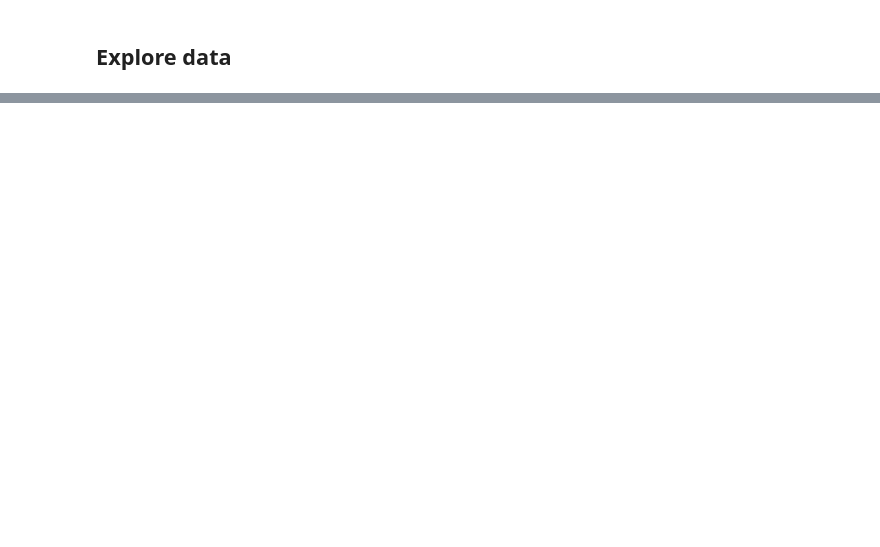
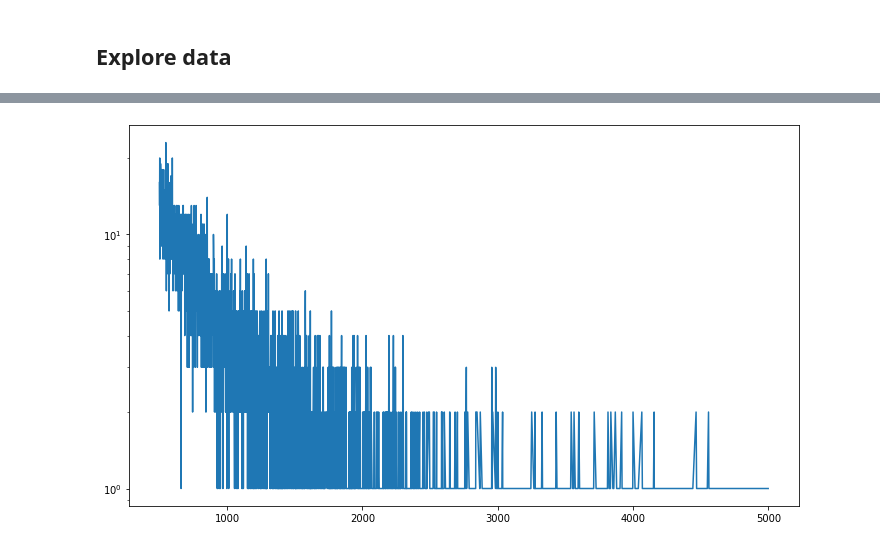
Before and after one commit to Fontanjo/SMA_Project, a Jupyter notebook: tester.ipynb, the cells around one changed output, grey strips where cells are left out. Saved outputs shown, nothing was run; the diff lists cells and outputs as text; code cells hidden in the pictures; blank space fills up the shorter version.

```diff
--- a/tester.ipynb
+++ b/tester.ipynb
@@ -61,5 +63,3 @@ NameError: name 'vc2' is not defined
-# %%
-vc2 = ne.plot_nb_of_ratings(ratings_new)
 # %%
 # vc
 # %%
@@ -83,9 +83,14 @@ vc_c2 = np.unique(array2, return_counts=True)
 # sns.histplot(x=vc_c[0], y=vc_c[1], kde=True)
 # plt.yscale('log')
 # %%
-# plt.figure(figsize=(12, 7))
-# plt.scatter(vc_c[0], vc_c[1])
-# plt.yscale('log')
+plt.figure(figsize=(12, 7))
+plt.plot(vc2[0], vc2[1])
+plt.yscale('log')
+# plt.xscale('log')
+# plt.axvline(0, color='r')
+# plt.axvline(20, color='g')
+# %% [output]
+[figure, added]
 # %%
 # plt.figure(figsize=(12, 7))
 # plt.plot(vc_c[0], vc_c[1])
```
Also changed, not shown: parts of 6 cells of this notebook, 1 other file.
